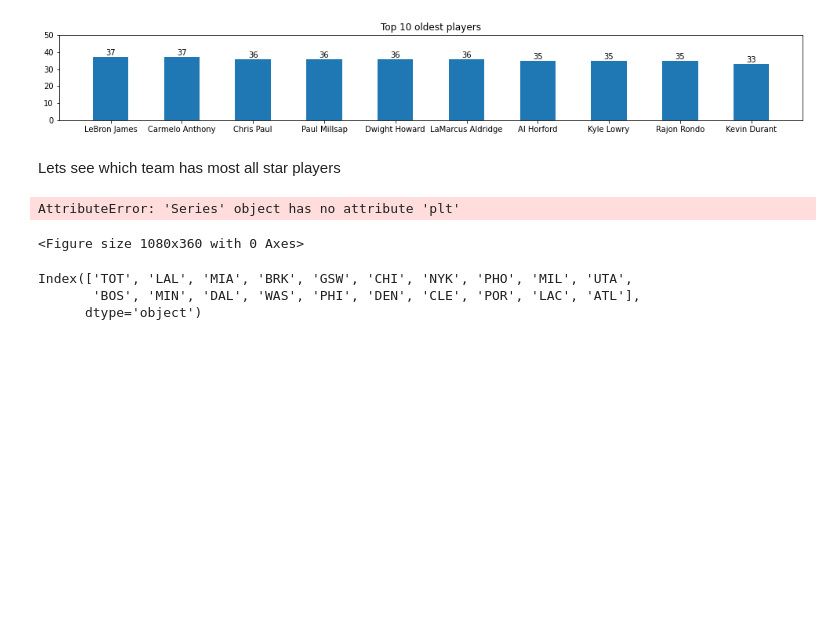
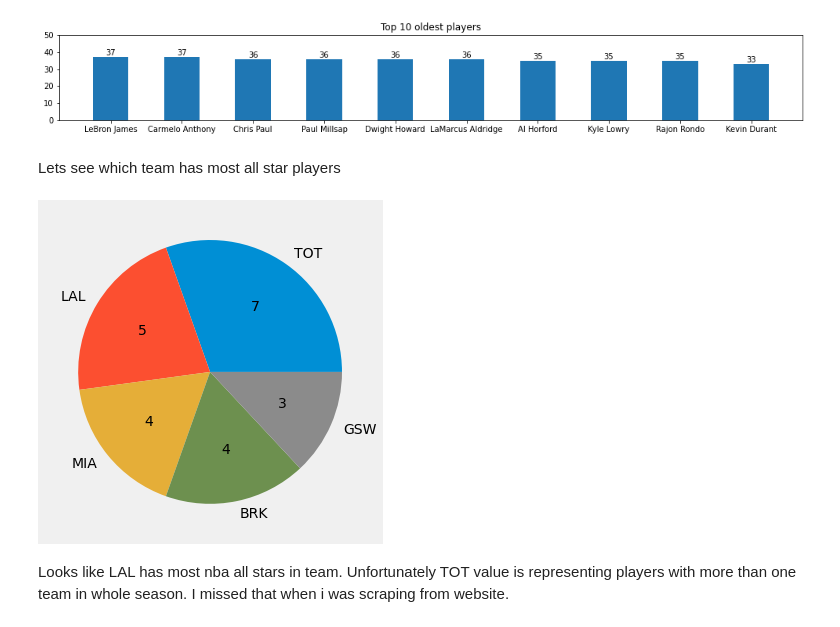
Before and after one commit to PatrykB-dot/nba_players, a Jupyter notebook: data_analyst/main.ipynb, the cells around one changed output. Cells and saved outputs as stored; diff of their text form; code cells hidden in the pictures; blank space fills up the shorter version.

```diff
--- a/data_analyst/main.ipynb
+++ b/data_analyst/main.ipynb
@@ -84,17 +84,11 @@ Lets see which team has most all star players
 # %%
 slices = nba_players_data['Tm'].value_counts().sort_values(ascending=False)
 pie_labels = nba_players_data['Tm']
 plt.style.use('fivethirtyeight')
 plt.figure(figsize=(15,5))
-plt.pie(slices[:5], labels=slices[:5].index, autopct='%1.1f%%')
+plt.pie(slices[:5], labels=slices[:5].index, autopct=lambda x: '{:.0f}'.format(x*slices[:5].sum()/100))
 plt.tight_layout()
 # %% [output]
-AttributeError: 'Series' object has no attribute 'plt'
-<Figure size 1080x360 with 0 Axes>
+[figure, added]
-# %%
-slices = nba_players_data['Tm'].value_counts()
-slices.index
-# %% [output]
-Index(['TOT', 'LAL', 'MIA', 'BRK', 'GSW', 'CHI', 'NYK', 'PHO', 'MIL', 'UTA',
-       'BOS', 'MIN', 'DAL', 'WAS', 'PHI', 'DEN', 'CLE', 'POR', 'LAC', 'ATL'],
-      dtype='object')
+# %% [markdown]
+Looks like LAL has most nba all stars in team. Unfortunately TOT value is representing players with more than one team in whole season. I missed that when i was scraping from website.
```
